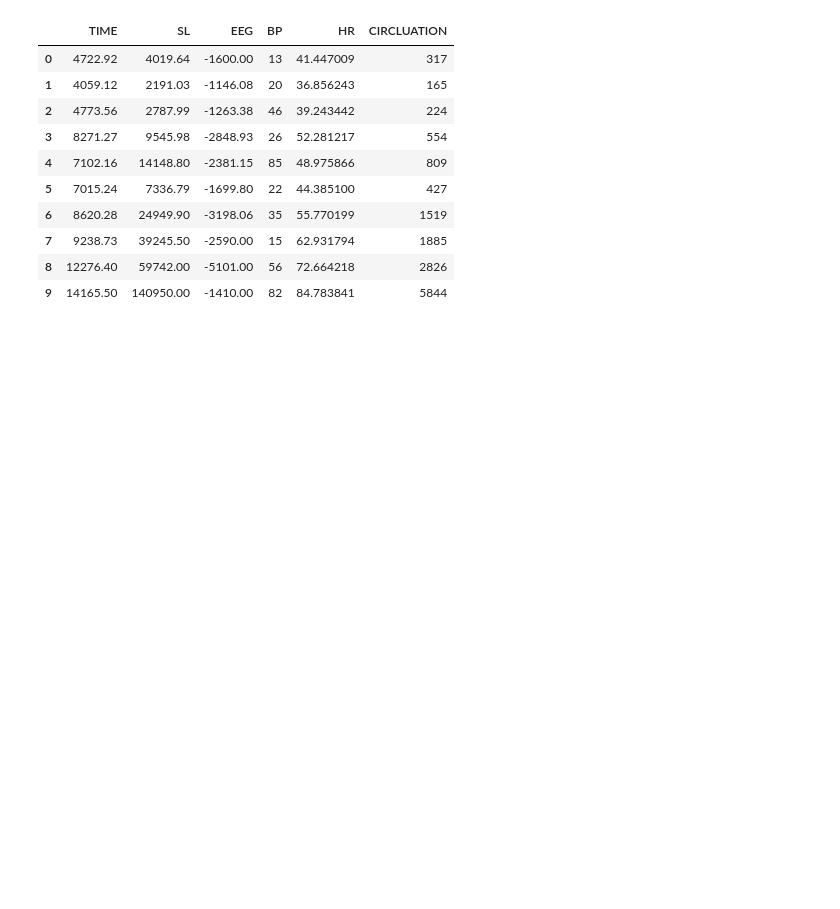
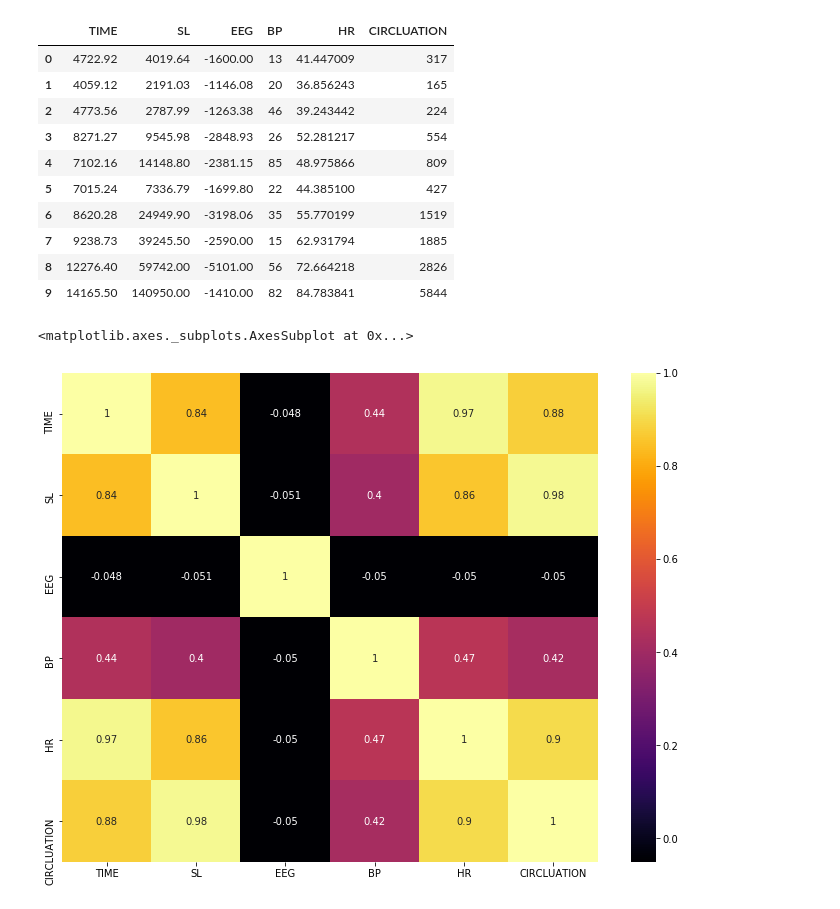
Before and after one commit to lorenzolevis/fall_detection_project, a Jupyter notebook: Notebook_project.ipynb, the cells around one changed output. Saved outputs shown, nothing was run; the diff lists cells and outputs as text; code cells hidden in the pictures; blank space fills up the shorter version.

```diff
--- a/Notebook_project.ipynb
+++ b/Notebook_project.ipynb
@@ -125,6 +125,20 @@ data.head(10)
 | 7 | 9238.73 | 39245.50 | -2590.00 | 15 | 62.931794 | 1885 |
 | 8 | 12276.40 | 59742.00 | -5101.00 | 56 | 72.664218 | 2826 |
 | 9 | 14165.50 | 140950.00 | -1410.00 | 82 | 84.783841 | 5844 |
+# %%
+test_df = data[['TIME',
+                      'SL',
+                      'EEG',
+                      'BP',
+                      'HR',
+                      'CIRCLUATION']]
+corr = test_df.corr()
+
+f,ax = plt.subplots(figsize=(12,9))
+sns.heatmap(corr, cmap='inferno', annot=True)
+# %% [output]
+<matplotlib.axes._subplots.AxesSubplot at 0x...>
+[figure, added]
 # %%
 #creazione dei modelli di classificazione
 
```
Also changed, not shown: parts of 8 cells of this notebook, 1 other file.
